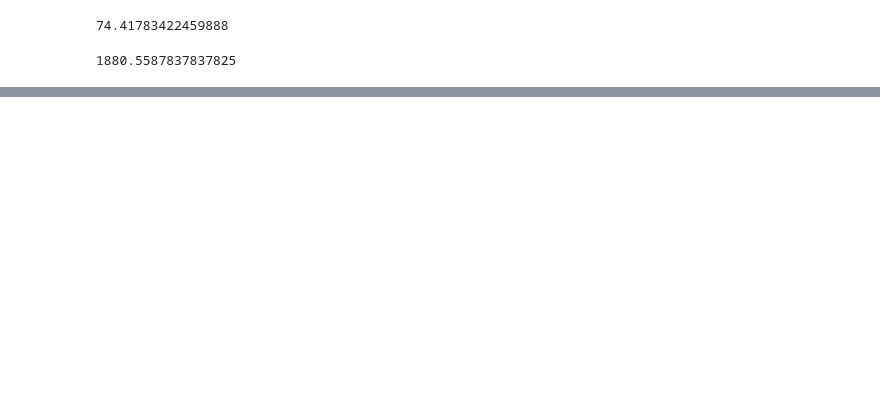
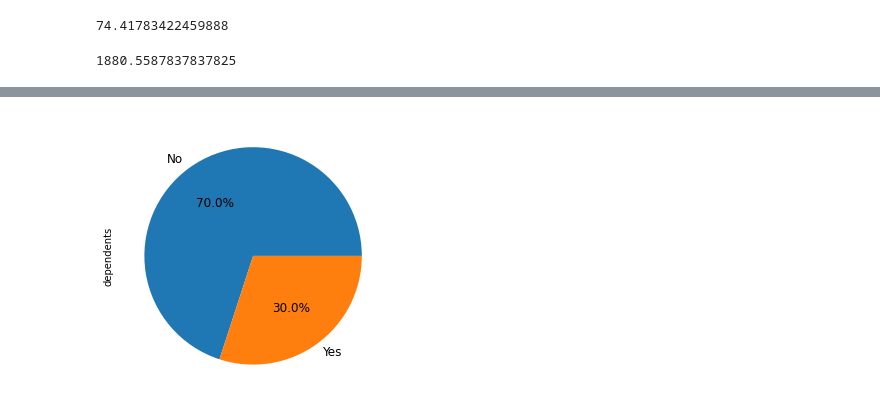
Before and after one commit to raycerna/numpy-pandas-visualization-exercises, a Jupyter notebook: telco_analysis.ipynb, the cells around one changed output, grey strips where cells are left out. Saved outputs shown, nothing was run; the diff lists cells and outputs as text; code cells hidden in the pictures; blank space fills up the shorter version.

```diff
--- a/telco_analysis.ipynb
+++ b/telco_analysis.ipynb
@@ -211,0 +231,4 @@ telco[telco.churn == 'Yes'].monthly_charges.mean()*telco[telco.churn == 'Yes'].g
+# %%
+axis = (telco['dependents'].value_counts() * 100.0 / len(telco)).plot.pie(autopct='%.1f%%', labels = ['No', 'Yes'] ,figsize =(5,5), fontsize = 12)
+# %% [output]
+[figure, added]
```
Also changed, not shown: parts of 17 cells of this notebook.
